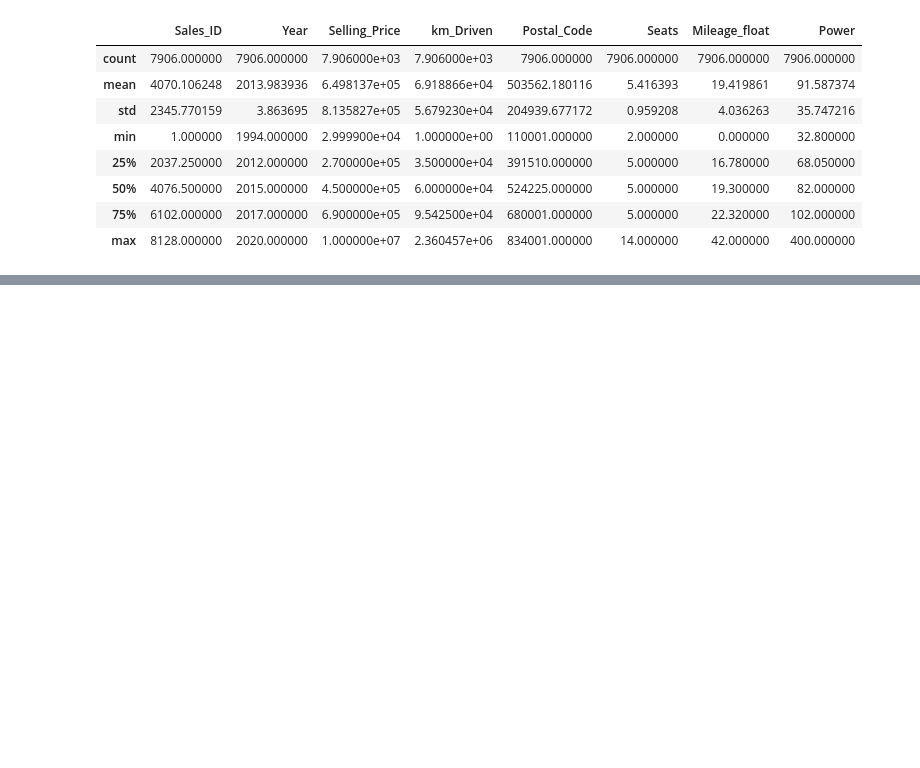
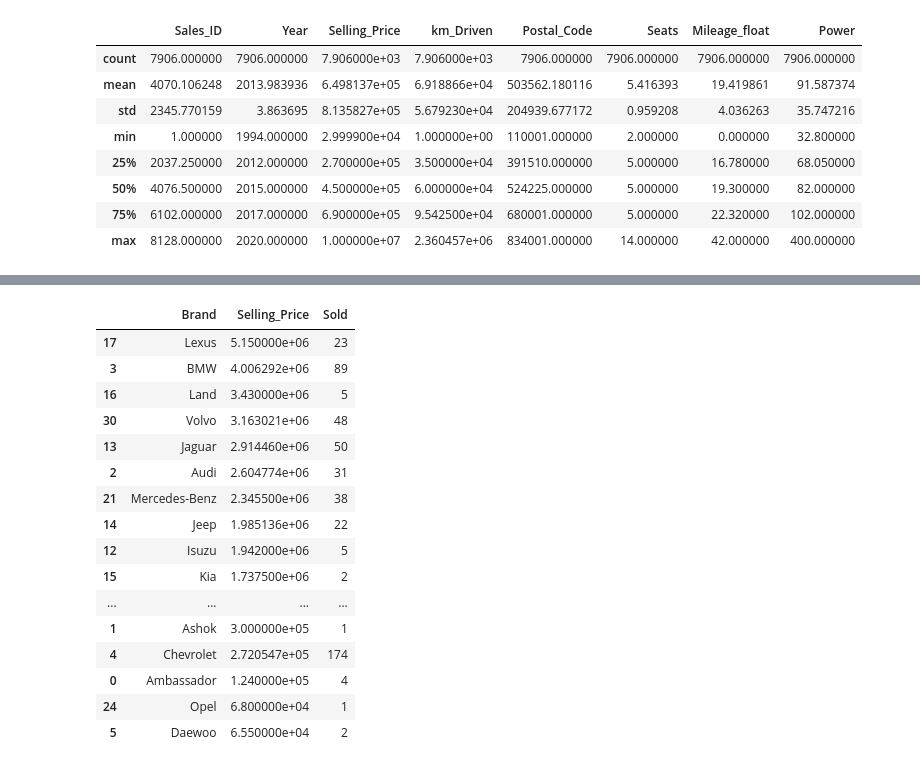
Before and after one commit to hiteshgulati/deloitte_capstone_group, a Jupyter notebook: Used Car Data/Capstome_Projectv1.ipynb, the cells around one changed output, grey strips where cells are left out. Cells and saved outputs as stored; diff of their text form; code cells hidden in the pictures; blank space fills up the shorter version.

```diff
--- a/Used Car Data/Capstome_Projectv1.ipynb
+++ b/Used Car Data/Capstome_Projectv1.ipynb
@@ -409,0 +508,21 @@ car_data.describe()
+# %%
+car_not_sold = car_data.query("Sold == 'N'").groupby(['Brand'], as_index=False).agg({'Selling_Price':np.mean,'Sold':np.size}).sort_values(['Selling_Price'],ascending=False)
+car_not_sold
+# %% [output]
+|  | Brand | Selling_Price | Sold |
+| 17 | Lexus | 5.150000e+06 | 23 |
+| 3 | BMW | 4.006292e+06 | 89 |
+| 16 | Land | 3.430000e+06 | 5 |
+| 30 | Volvo | 3.163021e+06 | 48 |
+| 13 | Jaguar | 2.914460e+06 | 50 |
+| 2 | Audi | 2.604774e+06 | 31 |
+| 21 | Mercedes-Benz | 2.345500e+06 | 38 |
+| 14 | Jeep | 1.985136e+06 | 22 |
+| 12 | Isuzu | 1.942000e+06 | 5 |
+| 15 | Kia | 1.737500e+06 | 2 |
+| ... | ... | ... | ... |
+| 1 | Ashok | 3.000000e+05 | 1 |
+| 4 | Chevrolet | 2.720547e+05 | 174 |
+| 0 | Ambassador | 1.240000e+05 | 4 |
+| 24 | Opel | 6.800000e+04 | 1 |
+| 5 | Daewoo | 6.550000e+04 | 2 |
```
Also changed, not shown: parts of 17 cells of this notebook, 4 other files.
